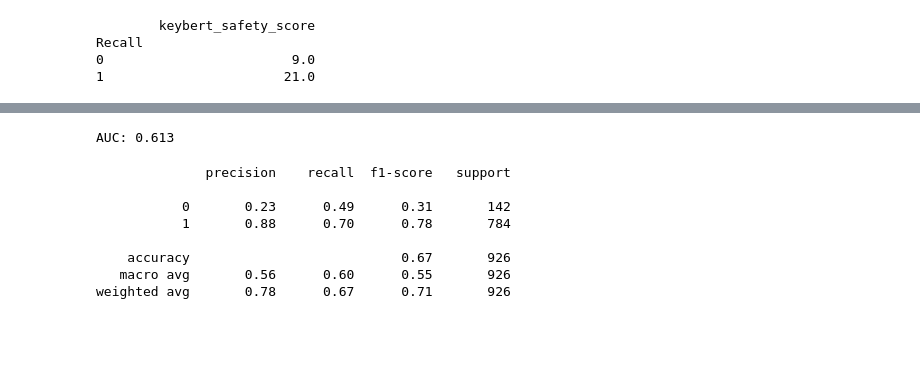
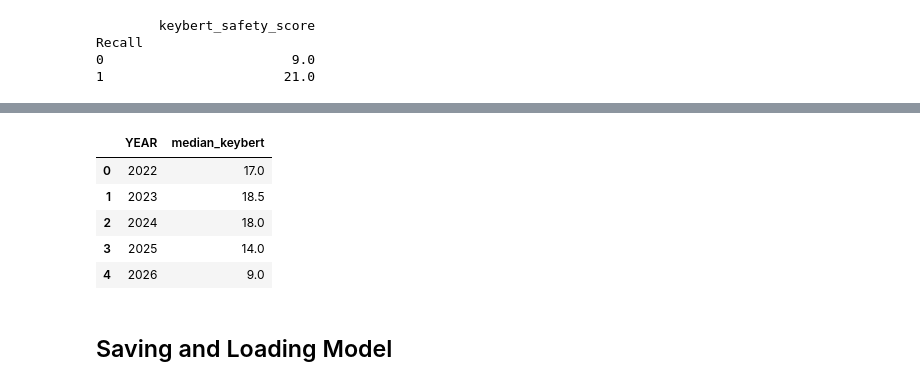
Before and after one commit to Shak789/Car-Recall, a Jupyter notebook: Car Recall Notebook.ipynb, the cells around one changed output, grey strips where cells are left out. Saved outputs shown, nothing was run; the diff lists cells and outputs as text; code cells hidden in the pictures; blank space fills up the shorter version.

```diff
--- a/Car Recall Notebook.ipynb
+++ b/Car Recall Notebook.ipynb
@@ -182,21 +188,19 @@ manufacturer = complaint_data_combined.groupby(["MAKE", "YEAR"]).agg(
 # %%
+# Complaints within first 12 months for each manufacturer
+manufacturer = complaint_data_combined.groupby(["MAKE", "YEAR"]).agg(
+    complaints_first_12m_make = ('within_12_months', 'sum')).reset_index()
+
+# Complaint data aggregated for each vehicle
 complaint_data_combined = complaint_data_combined.groupby(["MAKE", "MODEL", "YEAR"]).agg(
     complaint_count = ("ODINO", "count"),
-    crash_count = ("CRASH", "sum"),
-    fire_count = ("FIRE", "sum"),
-    injured_count = ("INJURED", "sum"),
-    death_count = ("DEATHS", "sum"),
-    medical_count = ("MEDICAL_ATTN", "sum"),
-    tow_count = ("VEHICLES_TOWED_YN", "sum"),
-    police_count = ("POLICE_RPT_YN", "sum"),
     first_complaint_date = ("LDATE", "min"),
-    last_complaint_date = ("LDATE", "max"),
     complaints_first_12m = ('within_12_months', 'sum'),
     median_mileage = ("MILES", "median"),
-    median_age = ("vehicle_age_at_complaint", "median"),
-    component = ("COMPDESC", lambda x: list(x.dropna())),
     description = ("CDESCR", lambda x: " ".join(x.dropna()))).reset_index()
 
-complaint_data_combined['crash_ratio'] = complaint_data_combined['crash_count'] / complaint_data_combined['complaint_count']
 complaint_data_combined['median_mileage'] = complaint_data_combined['median_mileage'].fillna(0)
-complaint_data_combined = complaint_data_combined.loc[complaint_data_combined['complaint_count'] >= 10]
+
+# To ensure statistical accuracy, there is a threshold for complaint count
+complaint_data_combined = complaint_data_combined.loc[complaint_data_combined['complaint_count'] >= 7]
+
+complaint_data_combined = complaint_data_combined.merge(manufacturer, on = ['MAKE', 'YEAR'], how = 'left')
@@ -714,3 +823,17 @@ df_sorted[['MAKE','MODEL', 'YEAR', 'complaints_first_12m', 'complaints_first_12m
+# %%
+yearly_stats = complaint_recall_test.groupby('YEAR').agg(
+    median_keybert = ('keybert_safety_score', 'median')
+)
+yearly_stats.reset_index()
+# %% [output]
+|  | YEAR | median_keybert |
+| 0 | 2022 | 17.0 |
+| 1 | 2023 | 18.5 |
+| 2 | 2024 | 18.0 |
+| 3 | 2025 | 14.0 |
+| 4 | 2026 | 9.0 |
+# %% [markdown]
+## Saving and Loading Model
 # %%
 import joblib
 
@@ -724,25 +848,4 @@ y_final = complaint_recall_test["Recall"]
 X_test_scaled = scaler.transform(X_final)
 
 prob_recall = lr_model_loaded.predict_proba(X_test_scaled)[:, 1]
-chosen_threshold = 0.5
-y_pred_custom = (prob_recall >= chosen_threshold).astype(int)
-
-complaint_recall_test["Predict_Recall"] = y_pred_custom
 complaint_recall_test["Probability_Recall"] = prob_recall
-
-from sklearn.metrics import classification_report, roc_auc_score
-
-print(f"AUC: {roc_auc_score(y_final, prob_recall):.3f}")
-# %% [output]
-AUC: 0.613
-# %%
-print(classification_report(y_final, y_pred_custom))
-# %% [output]
-              precision    recall  f1-score   support
-
-           0       0.23      0.49      0.31       142
-           1       0.88      0.70      0.78       784
-
-    accuracy                           0.67       926
-   macro avg       0.56      0.60      0.55       926
-weighted avg       0.78      0.67      0.71       926
```
Also changed, not shown: parts of 73 cells of this notebook, 12 other files.
